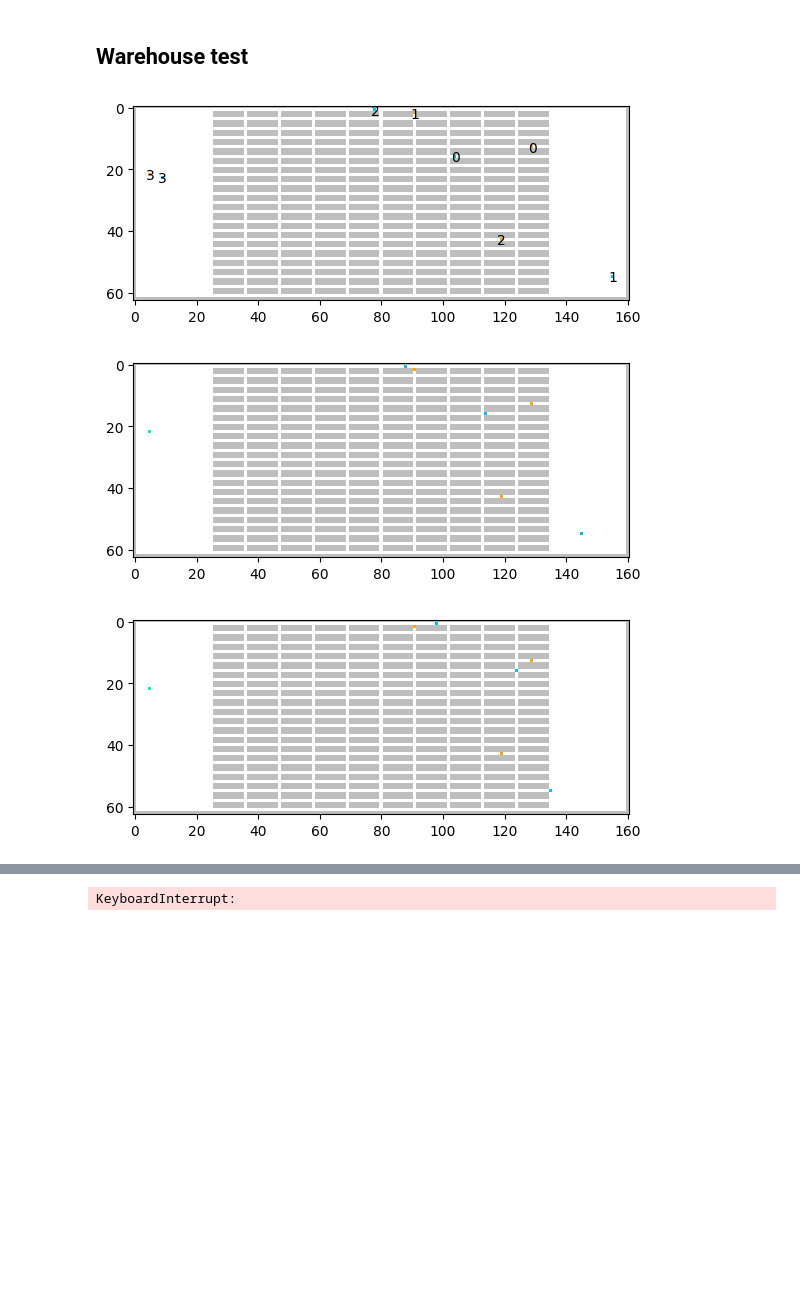
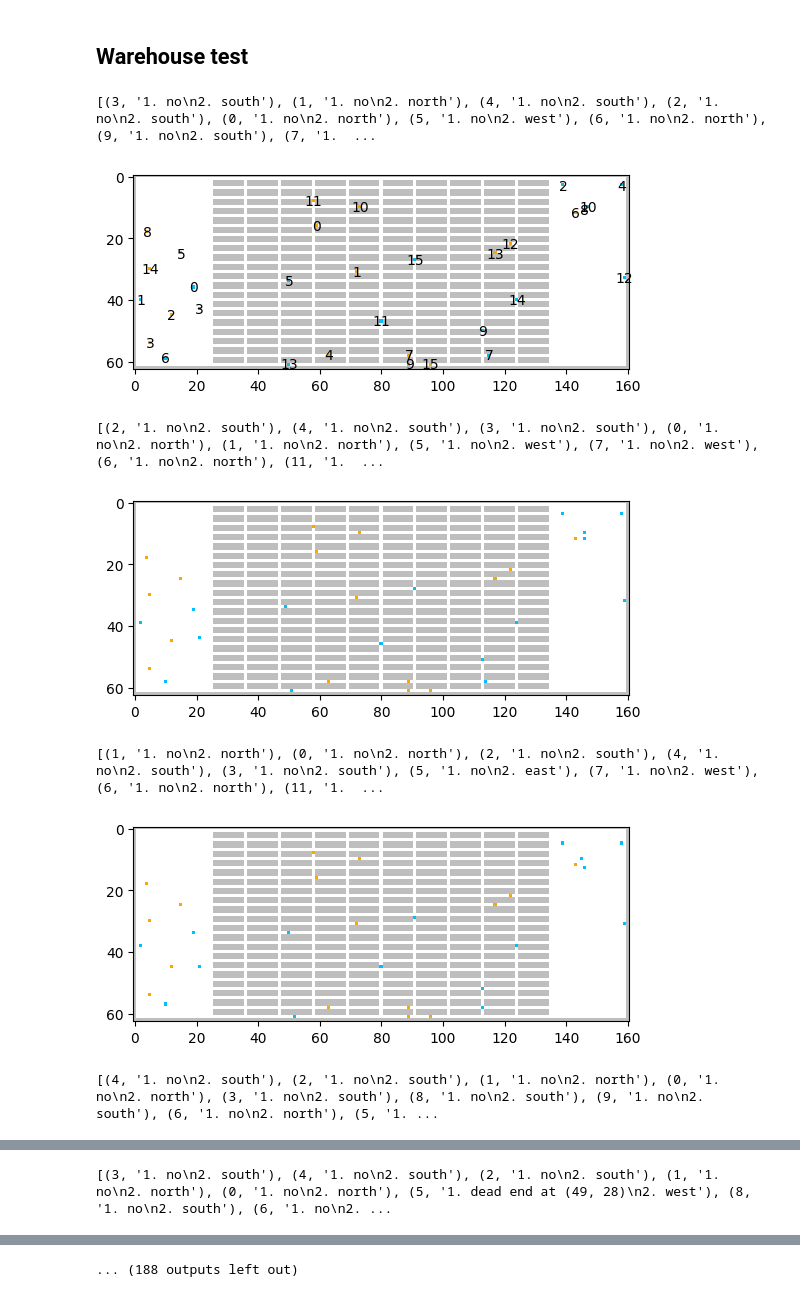
Before and after one commit to ssbacc/MAPF, a Jupyter notebook: test_gpt4model.ipynb, the cells around one changed output, grey strips where cells are left out. Saved outputs shown, nothing was run; the diff lists cells and outputs as text; code cells hidden in the pictures; blank space fills up the shorter version.

```diff
--- a/test_gpt4model.ipynb
+++ b/test_gpt4model.ipynb
@@ -12,7 +15,7 @@ import pickle
 os.environ["OPENAI_API_KEY"] = ""
 client = OpenAI()
 # %%
-with open('./test_set/{}_{}agents.pth'.format('warehouse', 4), 'rb') as f:
+with open('./test_set/{}_{}agents.pth'.format('warehouse', 16), 'rb') as f:
     tests = pickle.load(f)
 # %%
 # negotiator를 구성하기 위한 union find 알고리즘
@@ -406,7 +524,11 @@ def simulate_all_tests(tests, max_steps):
     return all_step_lists
 # %%
-all_step_lists = simulate_all_tests(tests[:2], 355)
+all_step_lists = simulate_all_tests(tests[0:4], 512)
 # %% [output]
+[(3, '1. no\n2. south'), (1, '1. no\n2. north'), (4, '1. no\n2. south'), (2, '1. no\n2. south'), (0, '1. no\n2. north'), (5, '1. no\n2. west'), (6, '1. no\n2. north'), (9, '1. no\n2. south'), (7, '1.  ...
-[figure, old version]
+[figure, new version]
+[(2, '1. no\n2. south'), (4, '1. no\n2. south'), (3, '1. no\n2. south'), (0, '1. no\n2. north'), (1, '1. no\n2. north'), (5, '1. no\n2. west'), (7, '1. no\n2. west'), (6, '1. no\n2. north'), (11, '1.  ...
-[figure, old version]
+[figure, new version]
+[(1, '1. no\n2. north'), (0, '1. no\n2. north'), (2, '1. no\n2. south'), (4, '1. no\n2. south'), (3, '1. no\n2. south'), (5, '1. no\n2. east'), (7, '1. no\n2. west'), (6, '1. no\n2. north'), (11, '1.  ...
-[figure, old version]
+[figure, new version]
+[(4, '1. no\n2. south'), (2, '1. no\n2. south'), (1, '1. no\n2. north'), (0, '1. no\n2. north'), (3, '1. no\n2. south'), (8, '1. no\n2. south'), (9, '1. no\n2. south'), (6, '1. no\n2. north'), (5, '1. ...
@@ -413,0 +536 @@ all_step_lists = simulate_all_tests(tests[:2], 355)
+[(3, '1. no\n2. south'), (4, '1. no\n2. south'), (2, '1. no\n2. south'), (1, '1. no\n2. north'), (0, '1. no\n2. north'), (5, '1. dead end at (49, 28)\n2. west'), (8, '1. no\n2. south'), (6, '1. no\n2. ...
@@ -416 +541 @@ all_step_lists = simulate_all_tests(tests[:2], 355)
-KeyboardInterrupt:
+... (188 outputs left out)
```
Also changed, not shown: parts of 7 cells of this notebook, 6 other files.
